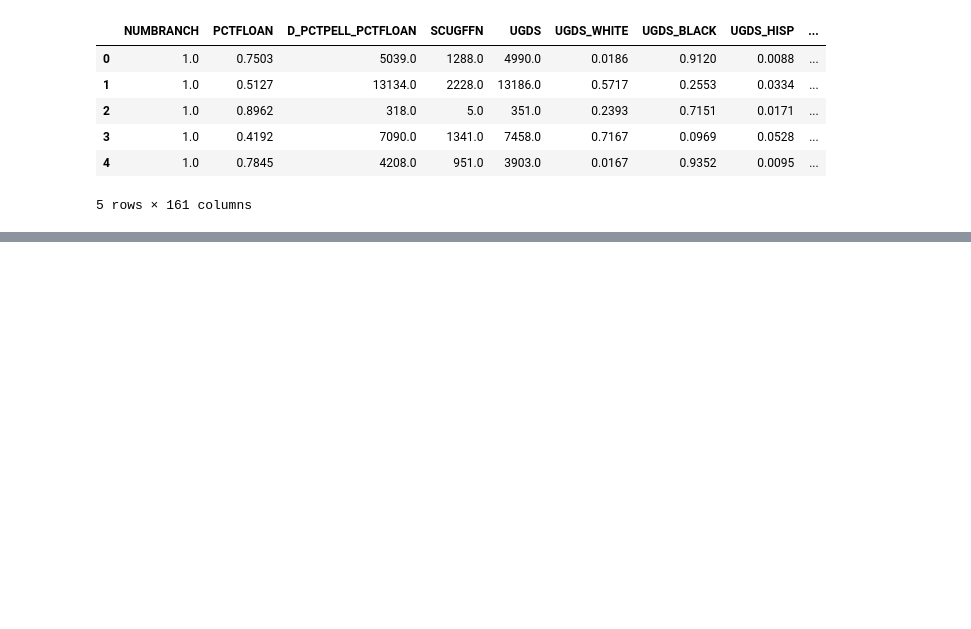
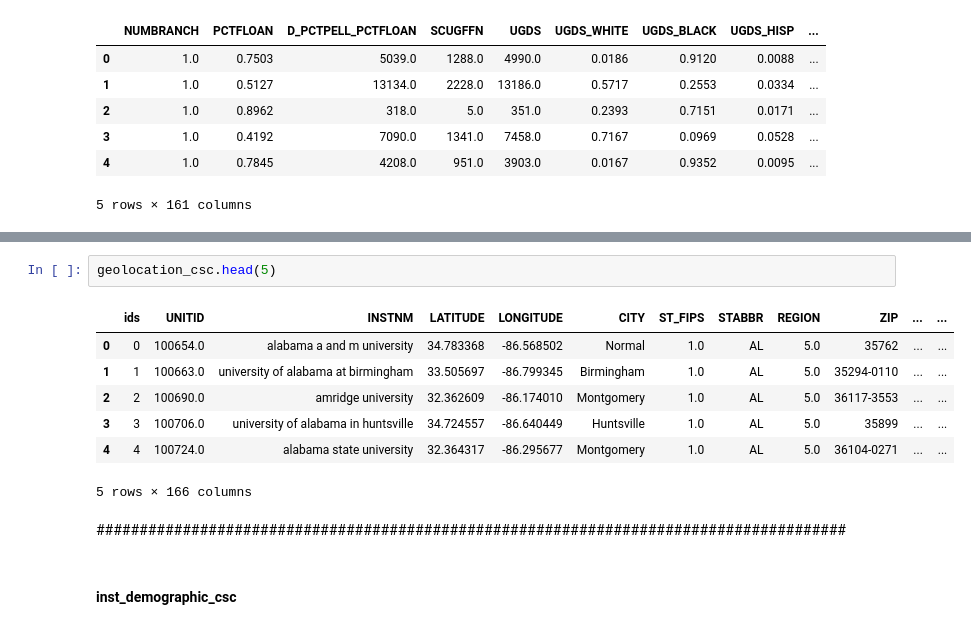
Before and after one commit to njones738/Classification-of-Pell-Institutions, a Jupyter notebook: scripts/process.ipynb, the cells around one changed output, grey strips where cells are left out. Drawn from its saved outputs; the diff is of its cells as text; blank space fills up the shorter version.

```diff
--- a/scripts/process.ipynb
+++ b/scripts/process.ipynb
@@ -186,0 +398,14 @@ missing[missing[0] != 0]
+# %%
+geolocation_csc.head(5)
+# %% [output]
+|  | ids | UNITID | INSTNM | LATITUDE | LONGITUDE | CITY | ST_FIPS | STABBR | REGION | ZIP | ... | ... |
+| 0 | 0 | 100654.0 | alabama a and m university | 34.783368 | -86.568502 | Normal | 1.0 | AL | 5.0 | 35762 | ... | ... |
+| 1 | 1 | 100663.0 | university of alabama at birmingham | 33.505697 | -86.799345 | Birmingham | 1.0 | AL | 5.0 | 35294-0110 | ... | ... |
+| 2 | 2 | 100690.0 | amridge university | 32.362609 | -86.174010 | Montgomery | 1.0 | AL | 5.0 | 36117-3553 | ... | ... |
+| 3 | 3 | 100706.0 | university of alabama in huntsville | 34.724557 | -86.640449 | Huntsville | 1.0 | AL | 5.0 | 35899 | ... | ... |
+| 4 | 4 | 100724.0 | alabama state university | 32.364317 | -86.295677 | Montgomery | 1.0 | AL | 5.0 | 36104-0271 | ... | ... |
+5 rows × 166 columns
+# %% [markdown]
+#######################################################################################
+# %% [markdown]
+#### inst_demographic_csc
```
Also changed, not shown: parts of 60 cells of this notebook, 1 other file.
